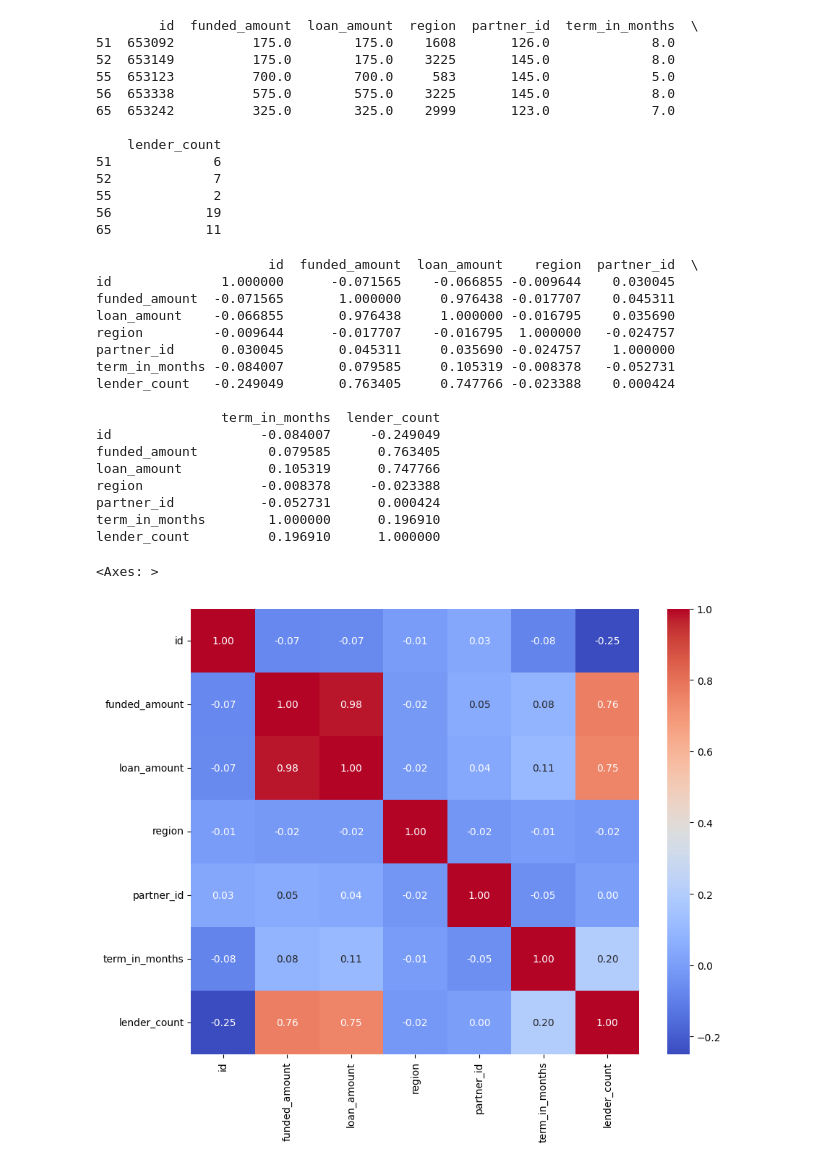
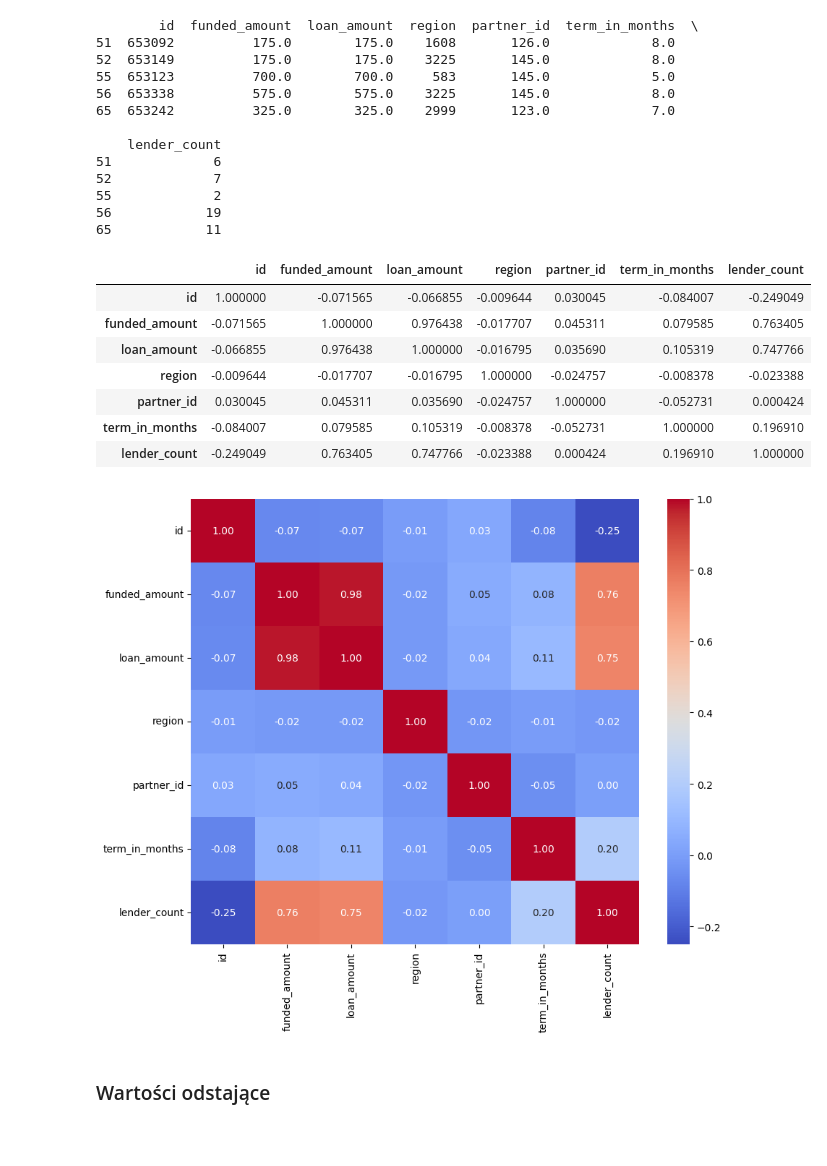
Before and after one commit to November7/AI4Youth, a Jupyter notebook: Spotkanie 2 [23.06.2025]/Analiza danych i inżynieria cech/Przykład kiva_loans.ipynb, the cells around one changed output. Saved outputs shown, nothing was run; the diff lists cells and outputs as text; code cells hidden in the pictures; blank space fills up the shorter version.

```diff
--- a/Spotkanie 2 [23.06.2025]/Analiza danych i inżynieria cech/Przykład.ipynb
+++ b/Spotkanie 2 [23.06.2025]/Analiza danych i inżynieria cech/Przykład kiva_loans.ipynb
@@ -105,6 +115,7 @@ Dominująca kategoria: #Parent, #Woman Owned Biz
 # %% [markdown]
 Uzupełnienie brakujących danych najpopulrniejszą wartością
 # %%
-Phil['tags'].fillna(dominata[0],inplace=True)
+# Phil['tags'].fillna(dominata[0],inplace=True)
+Phil.fillna({'tags': dominata[0]}, inplace=True)
 Phil.head()
 # %% [output]
@@ -146,10 +151,8 @@ dtype: int64
 - Kodowanie 1 z n (One-Hot Encoding)
 - Kodowanie zmiennej fikcyjnej (Dummy Encoding)
 # %%
-from sklearn import preprocessing
-
-le = preprocessing.LabelEncoder()
-Phil['region'] = le.fit_transform(Phil['region'])
+labEnc = preprocessing.LabelEncoder()
+Phil['region'] = labEnc.fit_transform(Phil['region'])
 Phil['region'].unique()
 # %% [output]
 array([1608, 3225,  583, ...,  682,  293, 3508], shape=(3639,))
@@ -192,8 +194,8 @@ Data columns (total 17 columns):
 dtypes: float64(4), int64(3), object(10)
 memory usage: 22.0+ MB
 # %%
-numeryczne = Phil.select_dtypes(include=['int64', 'float64'])
-print(numeryczne.head())
+daneNum = Phil.select_dtypes(include=['int64', 'float64'])
+print(daneNum.head())
 # %% [output]
         id  funded_amount  loan_amount  region  partner_id  term_in_months  \
 51  653092          175.0        175.0    1608       126.0             8.0
@@ -209,26 +211,20 @@ print(numeryczne.head())
 56            19
 65            11
 # %%
-print(numeryczne.corr())
-plt.figure(figsize=(10, 8))
-sns.heatmap(numeryczne.corr(), annot=True, cmap='coolwarm', fmt='.2f')
+daneNum.corr()
 # %% [output]
-                      id  funded_amount  loan_amount    region  partner_id  \
-id              1.000000      -0.071565    -0.066855 -0.009644    0.030045
-funded_amount  -0.071565       1.000000     0.976438 -0.017707    0.045311
-loan_amount    -0.066855       0.976438     1.000000 -0.016795    0.035690
-region         -0.009644      -0.017707    -0.016795  1.000000   -0.024757
-partner_id      0.030045       0.045311     0.035690 -0.024757    1.000000
-term_in_months -0.084007       0.079585     0.105319 -0.008378   -0.052731
-lender_count   -0.249049       0.763405     0.747766 -0.023388    0.000424
-
-                term_in_months  lender_count
-id                   -0.084007     -0.249049
-funded_amount         0.079585      0.763405
-loan_amount           0.105319      0.747766
-region               -0.008378     -0.023388
-partner_id           -0.052731      0.000424
-term_in_months        1.000000      0.196910
-lender_count          0.196910      1.000000
-<Axes: >
-[figure, removed]
+|  | id | funded_amount | loan_amount | region | partner_id | term_in_months | lender_count |
+| id | 1.000000 | -0.071565 | -0.066855 | -0.009644 | 0.030045 | -0.084007 | -0.249049 |
+| funded_amount | -0.071565 | 1.000000 | 0.976438 | -0.017707 | 0.045311 | 0.079585 | 0.763405 |
+| loan_amount | -0.066855 | 0.976438 | 1.000000 | -0.016795 | 0.035690 | 0.105319 | 0.747766 |
+| region | -0.009644 | -0.017707 | -0.016795 | 1.000000 | -0.024757 | -0.008378 | -0.023388 |
+| partner_id | 0.030045 | 0.045311 | 0.035690 | -0.024757 | 1.000000 | -0.052731 | 0.000424 |
+| term_in_months | -0.084007 | 0.079585 | 0.105319 | -0.008378 | -0.052731 | 1.000000 | 0.196910 |
+| lender_count | -0.249049 | 0.763405 | 0.747766 | -0.023388 | 0.000424 | 0.196910 | 1.000000 |
+# %%
+plt.figure(figsize=(10, 8))
+sns.heatmap(daneNum.corr(), annot=True, cmap='coolwarm', fmt='.2f');
+# %% [output]
+[figure, added]
+# %% [markdown]
+### Wartości odstające
```
Also changed, not shown: parts of 9 cells of this notebook, 3 other files.
